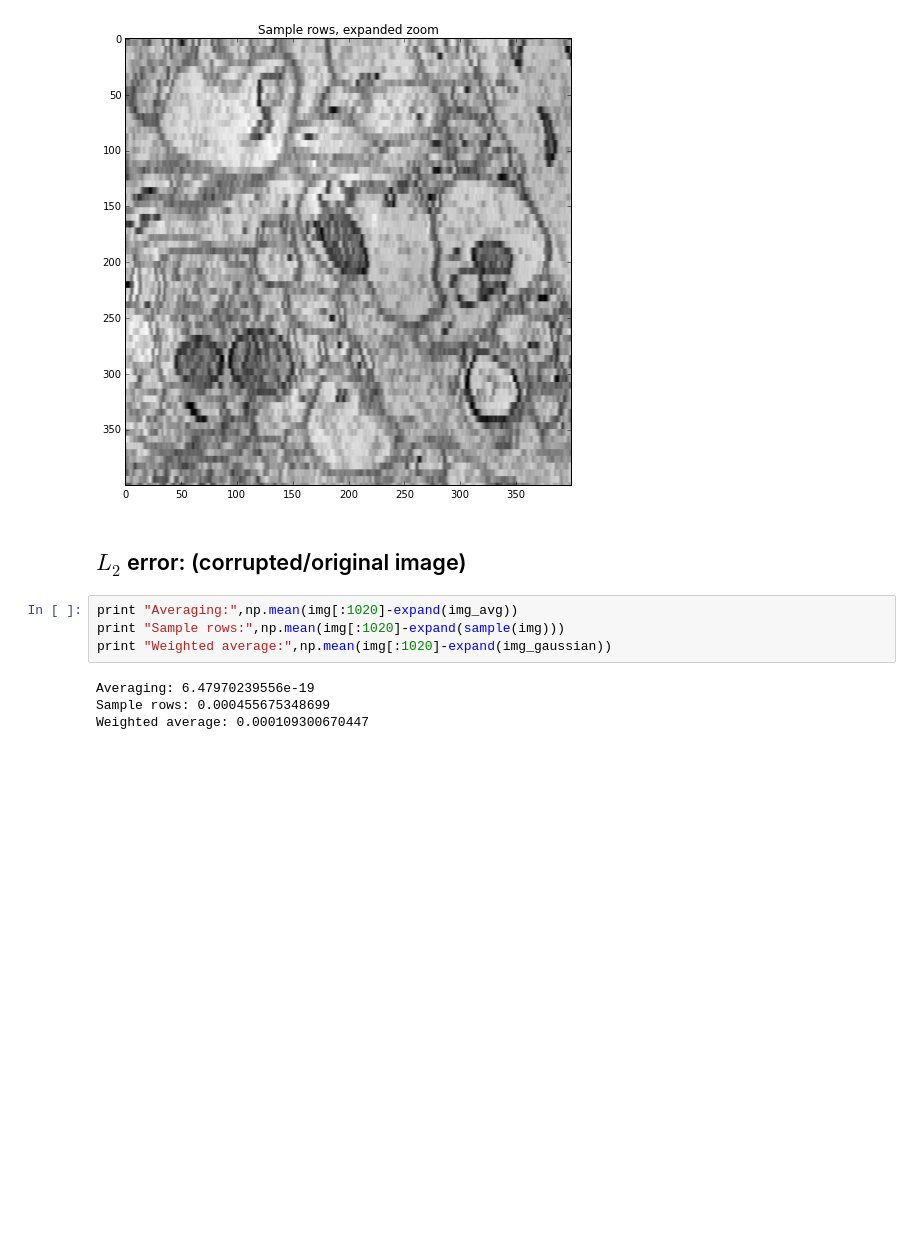
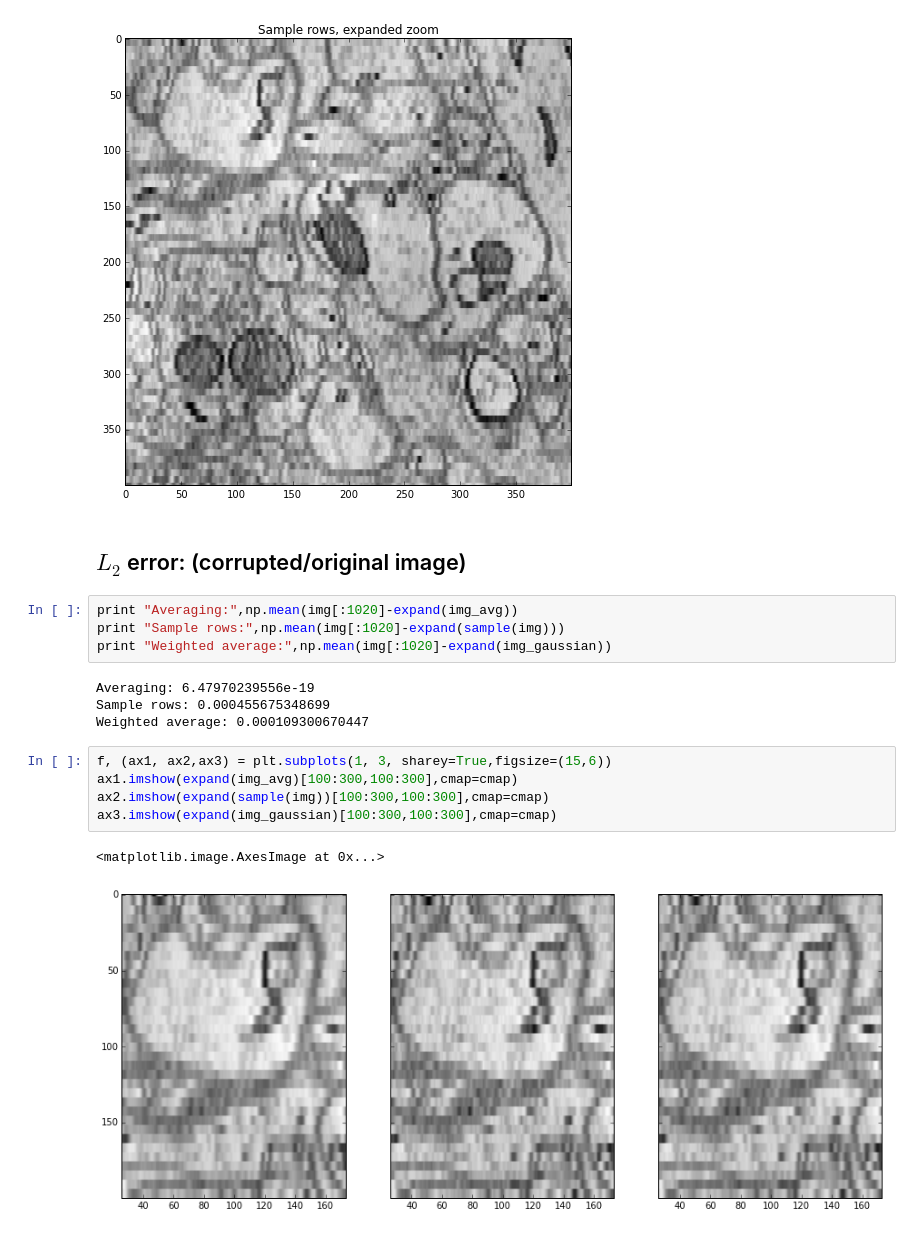
Before and after one commit to hallvardnydal/autoencoder, a Jupyter notebook: Input_Interpolating_autoencoder.ipynb, the cells around one changed output. Drawn from its saved outputs; the diff is of its cells as text; blank space fills up the shorter version.

```diff
--- a/Input_Interpolating_autoencoder.ipynb
+++ b/Input_Interpolating_autoencoder.ipynb
@@ -140,3 +140,11 @@ print "Weighted average:",np.mean(img[:1020]-expand(img_gaussian))
 Averaging: 6.47970239556e-19
 Sample rows: 0.000455675348699
 Weighted average: 0.000109300670447
+# %%
+f, (ax1, ax2,ax3) = plt.subplots(1, 3, sharey=True,figsize=(15,6))
+ax1.imshow(expand(img_avg)[100:300,100:300],cmap=cmap)
+ax2.imshow(expand(sample(img))[100:300,100:300],cmap=cmap)
+ax3.imshow(expand(img_gaussian)[100:300,100:300],cmap=cmap)
+# %% [output]
+<matplotlib.image.AxesImage at 0x...>
+[figure, added]
```
Also changed, not shown: parts of 1 cell of this notebook, 1 other file.
